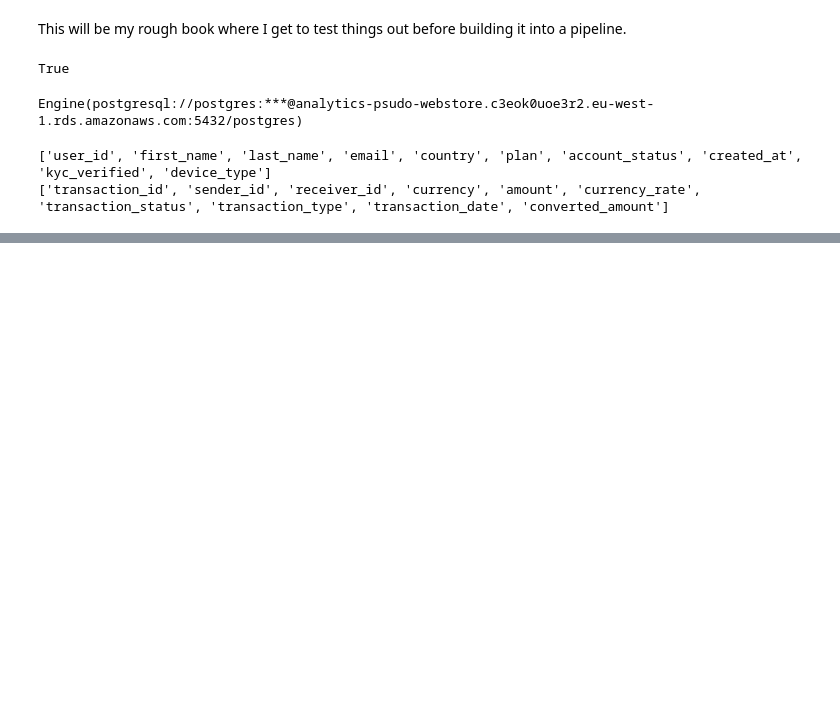
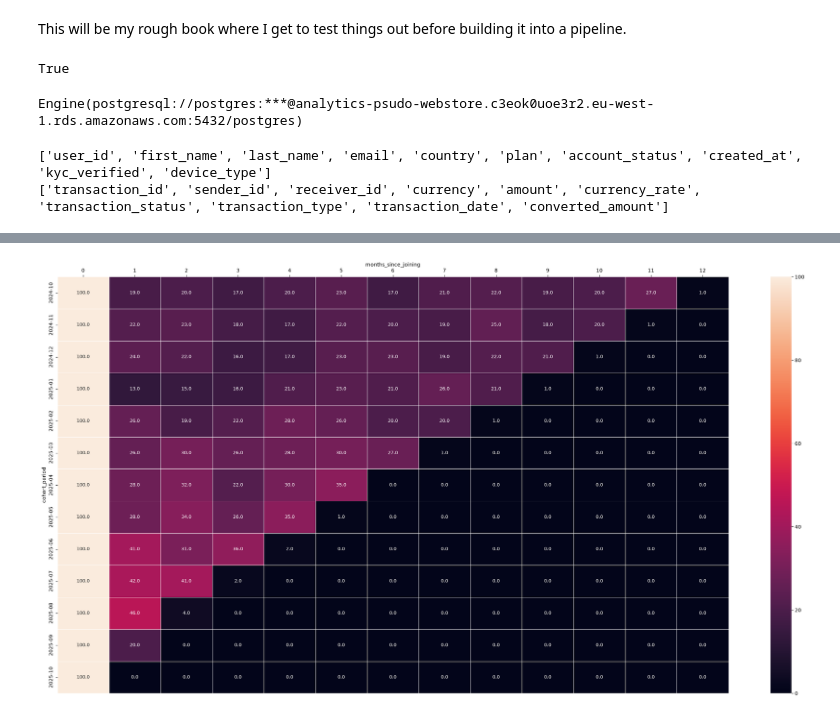
Before and after one commit to kayode-w/customer_cohort_analysis, a Jupyter notebook: raw.ipynb, the cells around one changed output, grey strips where cells are left out. Drawn from its saved outputs; the diff is of its cells as text; code cells hidden in the pictures; blank space fills up the shorter version.

Commit message:
Finished retention table pipeline

```diff
--- a/raw.ipynb
+++ b/raw.ipynb
@@ -110,0 +112,4 @@ new_df
+# %%
+new_df = new_df[['cohort_period', 'num_users','months_since_joining']]
+
+new_df # So for row 2, there was one person that joined in '2021-02' and came back two months later
@@ -110,0 +130,3 @@ new_df
+# %%
+# Now we join back to the original cohort table to get the original number of users that joined in a cohort period
+cohort_table = pd.merge(cohort_sizes, new_df, on='cohort_period', how='left')
@@ -110,0 +147,3 @@ new_df
+# %%
+cohort_table['retention_rate'] = cohort_table.apply( # calculate the retention rate
+    lambda x: round(x['num_users'] / x['num_users_cohort_size'] if x ['num_users_cohort_size'] > 0 else 0, 2),  axis=1) * 100
@@ -110,0 +166,2 @@ new_df
+# %%
+df = pd.pivot_table(cohort_table, index='cohort_period', columns='months_since_joining', values='retention_rate').fillna(0)
@@ -110,0 +186,7 @@ new_df
+# %%
+plt.figure(figsize=(30, 15))
+ax = sns.heatmap(data=df, annot=True, fmt='.1f', annot_kws={"size": 9}, linewidths=0.5)
+ax.xaxis.tick_top()
+ax.xaxis.set_label_position('top')
+# %% [output]
+[figure, added]
```
Also changed, not shown: parts of 20 cells of this notebook, 4 other files.
